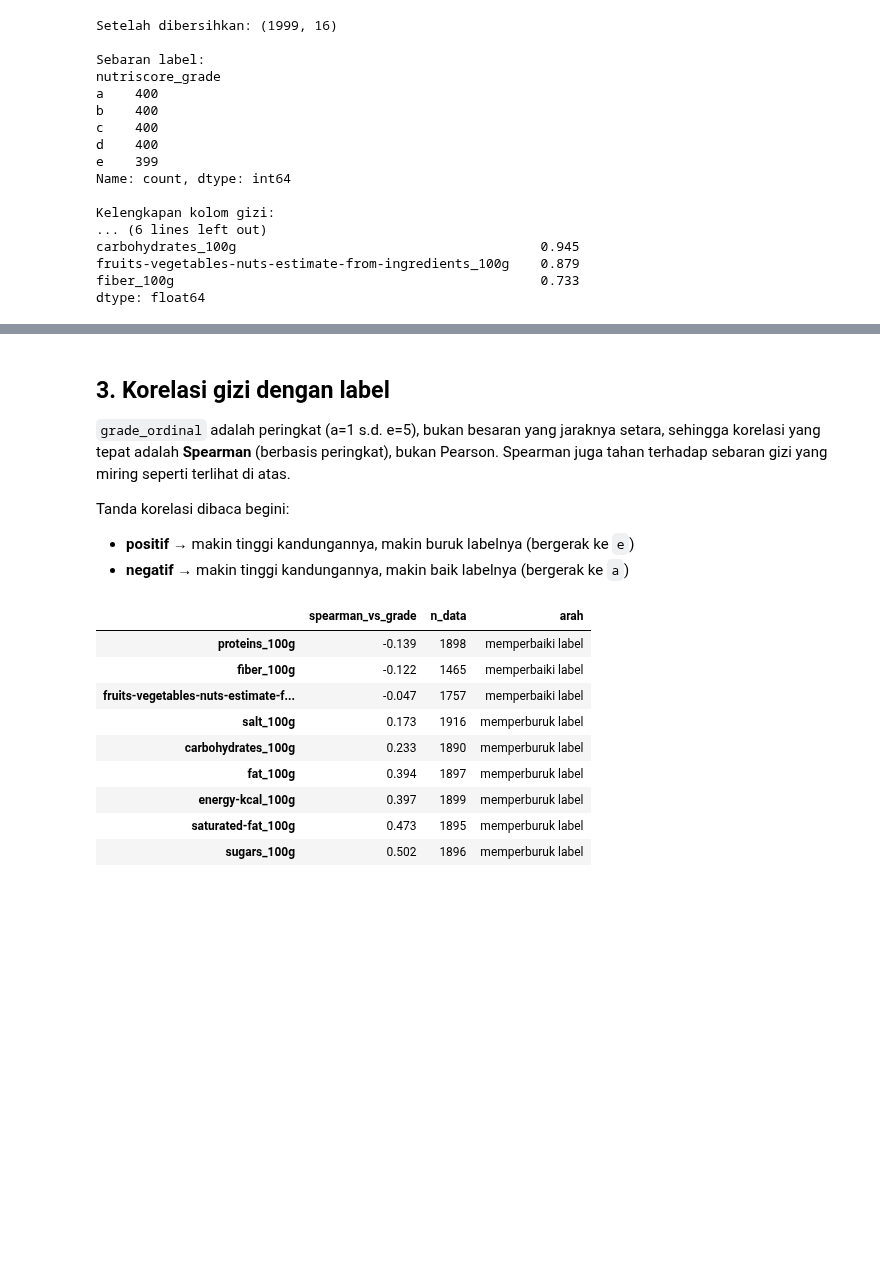
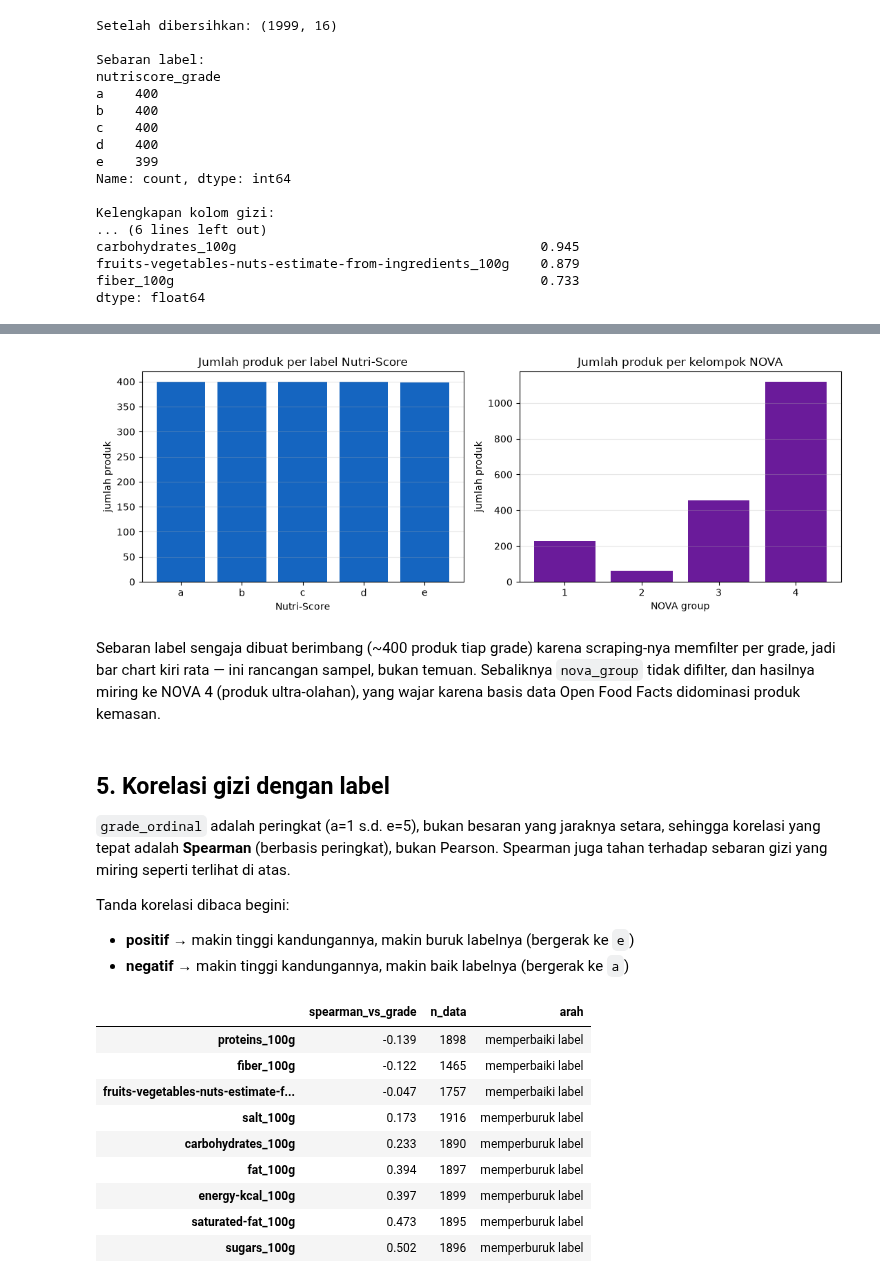
Before and after one commit to AIEngCourses/dm, a Jupyter notebook: week2/praktikum1/5054251024_Muhammad-Irzam-Hafis-Fabiansyah_Tugas_EDA.ipynb, the cells around one changed output, grey strips where cells are left out. Cells and saved outputs as stored; diff of their text form; code cells hidden in the pictures; blank space fills up the shorter version.

```diff
--- a/week2/praktikum1/5054251024_Muhammad-Irzam-Hafis-Fabiansyah_Tugas_EDA.ipynb
+++ b/week2/praktikum1/5054251024_Muhammad-Irzam-Hafis-Fabiansyah_Tugas_EDA.ipynb
@@ -112,5 +316,30 @@ df[NUTRIENTS].describe().T.round(2)
+# %%
+jml_grade = df["nutriscore_grade"].value_counts().sort_index()
+jml_nova = df["nova_group"].value_counts().sort_index()
+
+fig, axes = plt.subplots(1, 2, figsize=(11, 4))
+axes[0].bar(jml_grade.index.astype(str), jml_grade.values, color="#1565c0")
+axes[0].set_title("Jumlah produk per label Nutri-Score")
+axes[0].set_xlabel("Nutri-Score")
+
+axes[1].bar(jml_nova.index.astype(int).astype(str), jml_nova.values, color="#6a1b9a")
+axes[1].set_title("Jumlah produk per kelompok NOVA")
+axes[1].set_xlabel("NOVA group")
+
+for ax in axes:
+    ax.set_ylabel("jumlah produk")
+    ax.grid(axis="y", alpha=0.3)
+fig.tight_layout()
+plt.show()
+# %% [output]
+[figure, added]
+# %% [markdown]
+Sebaran label sengaja dibuat berimbang (~400 produk tiap grade) karena scraping-nya memfilter per
+grade, jadi bar chart kiri rata — ini rancangan sampel, bukan temuan. Sebaliknya `nova_group`
+tidak difilter, dan hasilnya miring ke NOVA 4 (produk ultra-olahan), yang wajar karena basis data
+Open Food Facts didominasi produk kemasan.
 # %% [markdown]
-## 3. Korelasi gizi dengan label
+## 5. Korelasi gizi dengan label
 
 `grade_ordinal` adalah peringkat (a=1 s.d. e=5), bukan besaran yang jaraknya setara, sehingga korelasi yang tepat adalah **Spearman** (berbasis peringkat), bukan Pearson. Spearman juga tahan terhadap sebaran gizi yang miring seperti terlihat di atas.
 
```
Also changed, not shown: parts of 23 cells of this notebook, 1 other file.
